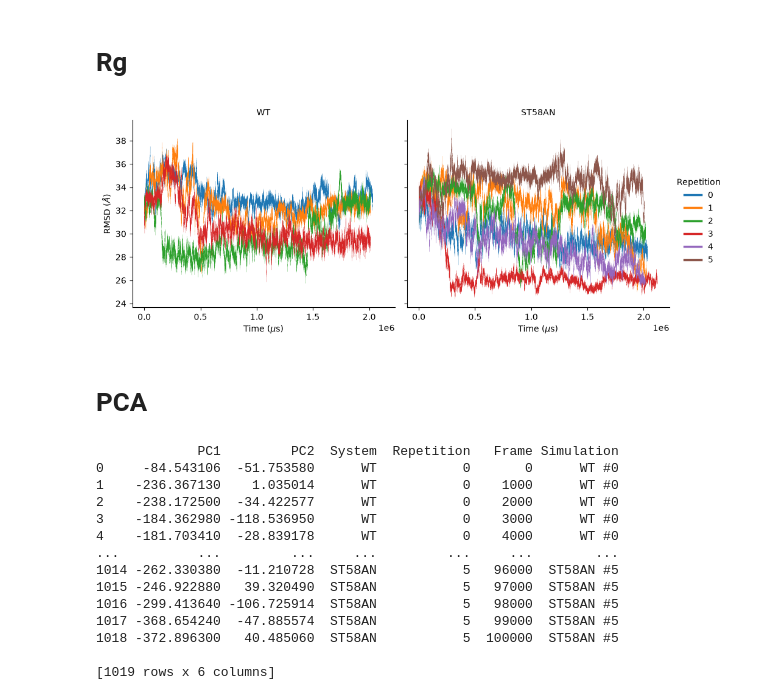
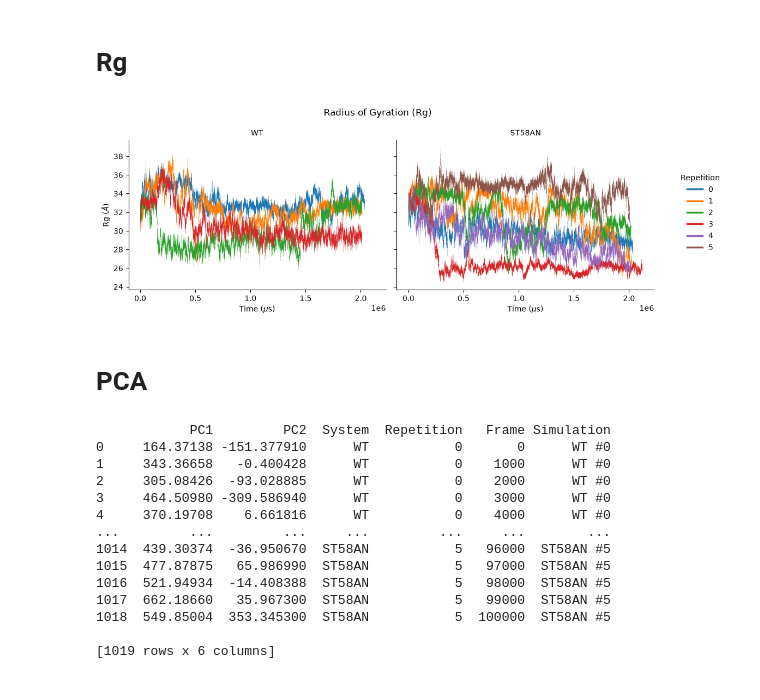
Before and after one commit to AlejandroSanchezCano/MD4MIKC, a Jupyter notebook: visualization/X1.ipynb, the cells around one changed output. Drawn from its saved outputs; the diff is of its cells as text; code cells hidden in the pictures.

```diff
--- a/visualization/X1.ipynb
+++ b/visualization/X1.ipynb
@@ -26,7 +26,7 @@ for reps, system in zip(repetitions, systems):
 
         # Set directory
         directory = (
-            path.SIMULATION / 'FUL-SOC1' / system /
+            path.SIMULATION / 'FUL-AG' / system /
             str(repetition)
         )
 
@@ -145,31 +178,42 @@ plt.show()
 # %%
 g = sns.relplot(
     data=rg,
     x="Time",
     y="Rg",
     col="System",
     hue="Repetition",
     kind="line",
     estimator=None,
     units="Repetition",
     palette="tab10",
     linewidth=0.1,
     height=4,
     aspect=1.2,
     facet_kws={"sharey": True}
 )
 
+# Move legend outside the plots
+sns.move_legend(
+    g,
+    loc="center left",
+    bbox_to_anchor=(1.02, 0.5),
+    title="Repetition",
+    frameon=False
+)
+
 legend = g._legend
 for line in legend.get_lines():
         line.set_linewidth(2.5)
 
 g.set_axis_labels(r"Time ($\mu$s)", r"Rg ($\AA$)")
 g.set_titles("{col_name}")
+g.figure.suptitle('Radius of Gyration (Rg)')
 
+plt.tight_layout()
 sns.despine()
 plt.show()
 # %% [output]
-[figure, old version]
+[figure, new version]
 # %% [markdown]
 # PCA
 # %%
@@ -179,20 +223,20 @@ df['Simulation'] = df['System'] + ' #' + df['Repetition'].astype(str)
 print(df)
 
 # Explained variance
-variance = (57.97, 13.68)
+variance = np.load(path.PCA / 'explained_variance.npy')
 # %% [output]
-             PC1         PC2  System  Repetition   Frame Simulation
-0     -84.543106  -51.753580      WT           0       0      WT #0
-1    -236.367130    1.035014      WT           0    1000      WT #0
-2    -238.172500  -34.422577      WT           0    2000      WT #0
-3    -184.362980 -118.536950      WT           0    3000      WT #0
-4    -181.703410  -28.839178      WT           0    4000      WT #0
-...          ...         ...     ...         ...     ...        ...
-1014 -262.330380  -11.210728  ST58AN           5   96000  ST58AN #5
-1015 -246.922880   39.320490  ST58AN           5   97000  ST58AN #5
-1016 -299.413640 -106.725914  ST58AN           5   98000  ST58AN #5
-1017 -368.654240  -47.885574  ST58AN           5   99000  ST58AN #5
-1018 -372.896300   40.485060  ST58AN           5  100000  ST58AN #5
+            PC1         PC2  System  Repetition   Frame Simulation
+0     164.37138 -151.377910      WT           0       0      WT #0
+1     343.36658   -0.400428      WT           0    1000      WT #0
+2     305.08426  -93.028885      WT           0    2000      WT #0
+3     464.50980 -309.586940      WT           0    3000      WT #0
+4     370.19708    6.661816      WT           0    4000      WT #0
+...         ...         ...     ...         ...     ...        ...
+1014  439.30374  -36.950670  ST58AN           5   96000  ST58AN #5
+1015  477.87875   65.986990  ST58AN           5   97000  ST58AN #5
+1016  521.94934  -14.408388  ST58AN           5   98000  ST58AN #5
+1017  662.18660   35.967300  ST58AN           5   99000  ST58AN #5
+1018  549.85004  353.345300  ST58AN           5  100000  ST58AN #5
 
 [1019 rows x 6 columns]
 # %%
```
Also changed, not shown: parts of 5 cells of this notebook, 2 other files.
